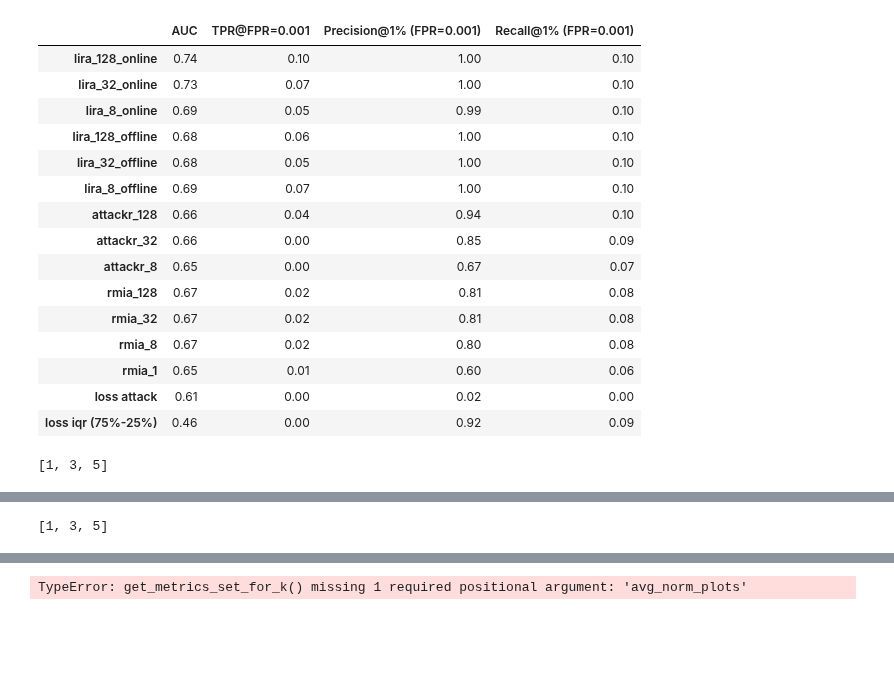
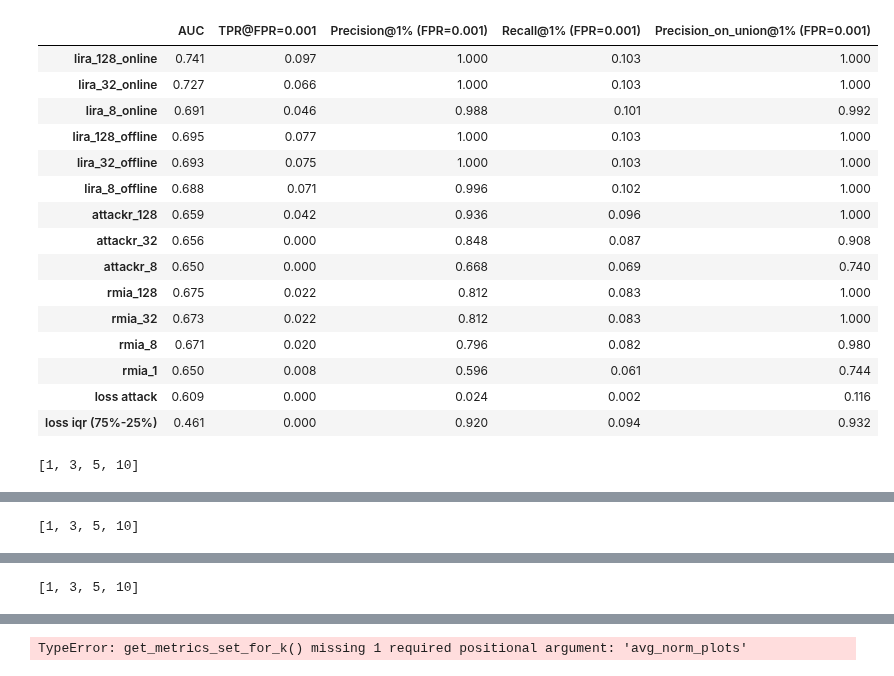
Before and after one commit to varshb/loss-traces-defenses, a Jupyter notebook: results/plots.ipynb, the cells around one changed output, grey strips where cells are left out. Cells and saved outputs as stored; diff of their text form; code cells hidden in the pictures; blank space fills up the shorter version.

```diff
--- a/results/plots.ipynb
+++ b/results/plots.ipynb
@@ -11,6 +12,7 @@ import numpy as np
 plt.style.use('plot_style.mplstyle')
 # %%
 target_col = "lira_score"
+
 base_col = "avg_norm"
 levels = [0.1]
 
@@ -18,14 +20,13 @@ def get_metrics_set_for_k(plots, k, levels, avg_norm_plots, base_col="avg_norm",
     # avg_norm_plots = [x[0] for x in plots]
     plot_metrics = []
     for plot in plots:
-        print(plot)
         metrics_list = []
-        for metric in ["auc", "overall_tpr", "precision", "recall"]:
+        # for metric in ["auc", "overall_tpr", "precision", "recall"]:
+        for metric in ["auc", "overall_tpr", "precision", "recall","precision_on_union"]:
             # if target_col != base_col:
             f = plot[1]
             if f is not None:
                 base_col = "avg_norm"
-                # f = plot[1]
             else:
                 base_col = plot[0]
             metrics_list.append(get_dual_average(dual_count, exp_id, target_col, base_col, levels, f, k, metric))
@@ -146,10 +178,12 @@ def get_dual_score(df, target_col, base_col, levels, k=1, metric="precision"):
         metric_func = accuracy_at_k
     elif metric == "recall":
         metric_func = recall_at_k
+    elif metric == "precision_on_union":
+        metric_func = precision_on_union
 
     metrics = [metric_func(df, k, members, top_score, level, target_col, random_guessing) for level in levels]
     # print(metrics)
-    if metric == "precision":
+    if metric == "precision" or metric == "precision_on_union":
         return [x[0] for x in metrics]
     if metric == "n_points":
         return [x[:1] for x in metrics]
@@ -170,6 +204,8 @@ def get_dual_average(dual_count, exp_id, target_col, base_col,levels, f=None, k=
                              # + "_checkpoint_before_100", f'dual_track_both_{d}')
         df['attackr_score'] = get_attackr_scores(exp_id + tag)
         df['rmia_score'] = get_rmia_scores(exp_id + tag)
+        df['loss attack'] = -get_trace_reduction(exp_id, first=-1)
+        df["lt_iqr"] =  get_trace_reduction(exp_id, reduction="iqr")
         # df['avg_norm'] = f(exp_id, f'dual_track_both_{d}')    # FROM SRC MODEL
 
 
@@ -179,7 +215,7 @@ def get_dual_average(dual_count, exp_id, target_col, base_col,levels, f=None, k=
             df['norm_bin'] = create_bins(df)
             base_col = "avg_norm"
 
-        duals.append([round(x, 2) for x in get_dual_score(df,target_col,base_col,levels, k, metric)])
+        duals.append([round(x, 3) for x in get_dual_score(df,target_col,base_col,levels, k, metric)])
     return einops.reduce(np.array(duals), "duals fprs -> fprs", reduction="mean")
 # %%
 def get_tpr_fpr_attack_comparison(dual_count, exp_id, k, levels,metric="precision"):
@@ -460,18 +515,15 @@ def make_metrics_table(k_metrics, ks, avg_norm_plots):
         print(ks)
         plot_df = k_metrics[idx]
         plot_df = pd.DataFrame(np.array(plot_df)[:,:,0])
-        plot_df.columns = [f"AUC", f"TPR@FPR={levels[0]}", f"Precision@{i}% (FPR={levels[0]})", f"Recall@{i}% (FPR={levels[0]})"]
+        plot_df.columns = [f"AUC", f"TPR@FPR={levels[0]}", f"Precision@{i}% (FPR={levels[0]})", f"Recall@{i}% (FPR={levels[0]})",f"Precision_on_union@{i}% (FPR={levels[0]})"]
+        # plot_df.columns = [f"Precision_on_union@{i}% (FPR={levels[0]})", f"Precision@{i}% (FPR={levels[0]})"]
         # display(plot_df)
 
         plot_df.index = avg_norm_plots
         base_col = plots[0][0]
         target_col = "lira_score"
         f = None
-        # mean_overall_tprs = get_dual_average(dual_count, exp_id, target_col, base_col, levels, f, k_val, "overall_tpr")
-        # n_tp = get_dual_average(dual_count, exp_id, "lira_scores", "avg_norm", k_val, None, [k_val], "n_points")
 
-        # print(f"RESULTS FOR k={k_val}%. Overall TPR@FPR={levels[0]} for LiRA = {mean_overall_tprs[0]:.2f}")
-        # print(f"Loss trace predicts {n_tp[0]} points to be vulnerable, ground truth is {n_tp[1]:.0f} vulnerable points")
         display(plot_df)
     # return k_metrics
 
@@ -501,5 +543,5 @@ ValueError: Input contains NaN.
 # %%
-ks =  [1, 3, 5]
+ks =  [1, 3, 5, 10]
 levels = [0.001]
 
 def get_attack_nshadows(exp_id, tag):
@@ -513,7 +555,7 @@ plots = [
             ('lira_128_online', lambda exp_id, t_id: get_lira_scores(exp_id, "target", return_full_df=False)),
             ('lira_32_online', lambda exp_id, t_id: get_lira_scores(exp_id, "target_32", return_full_df=False)),
             ('lira_8_online', lambda exp_id, t_id: get_lira_scores(exp_id, "target_8", return_full_df=False)),
-            ('lira_128_offline', lambda exp_id, t_id: get_lira_scores(exp_id, "target_offline", return_full_df=False)),
+            ('lira_128_offline', lambda exp_id, t_id: get_lira_scores(exp_id, "target_offline_128", return_full_df=False)),
             ('lira_32_offline', lambda exp_id, t_id: get_lira_scores(exp_id, "target_offline_32", return_full_df=False)),
             ('lira_8_offline', lambda exp_id, t_id: get_lira_scores(exp_id, "target_offline_8", return_full_df=False)),
             ('attackr_128', lambda exp_id, t_id: get_attackr_scores(exp_id, "target", return_full_df=False)),
@@ -536,7 +578,7 @@ plots = [
 avg_norm_plots =  [x[0] for x in plots]
 
 k_metrics = [get_metrics_set_for_k(plots , k, levels, avg_norm_plots) for k in ks]
-np.save(f"k_metrics_table_attacks_{exp_id}.npy", np.array(k_metrics))
-k_metrics = np.load(f'k_metrics_table_attacks_{exp_id}.npy')
+np.save(f"k_metrics_table_attacks_{exp_id}_t.npy", np.array(k_metrics))
+k_metrics = np.load(f'k_metrics_table_attacks_{exp_id}_t.npy')
 make_metrics_table(k_metrics, ks, avg_norm_plots)
 # %% [output]
@@ -560,17 +602,17 @@ make_metrics_table(k_metrics, ks, avg_norm_plots)
-|  | AUC | TPR@FPR=0.001 | Precision@1% (FPR=0.001) | Recall@1% (FPR=0.001) |
-| lira_128_online | 0.74 | 0.10 | 1.00 | 0.10 |
-| lira_32_online | 0.73 | 0.07 | 1.00 | 0.10 |
-| lira_8_online | 0.69 | 0.05 | 0.99 | 0.10 |
-| lira_128_offline | 0.68 | 0.06 | 1.00 | 0.10 |
-| lira_32_offline | 0.68 | 0.05 | 1.00 | 0.10 |
-| lira_8_offline | 0.69 | 0.07 | 1.00 | 0.10 |
-| attackr_128 | 0.66 | 0.04 | 0.94 | 0.10 |
-| attackr_32 | 0.66 | 0.00 | 0.85 | 0.09 |
-| attackr_8 | 0.65 | 0.00 | 0.67 | 0.07 |
-| rmia_128 | 0.67 | 0.02 | 0.81 | 0.08 |
-| rmia_32 | 0.67 | 0.02 | 0.81 | 0.08 |
-| rmia_8 | 0.67 | 0.02 | 0.80 | 0.08 |
-| rmia_1 | 0.65 | 0.01 | 0.60 | 0.06 |
-| loss attack | 0.61 | 0.00 | 0.02 | 0.00 |
-| loss iqr (75%-25%) | 0.46 | 0.00 | 0.92 | 0.09 |
+|  | AUC | TPR@FPR=0.001 | Precision@1% (FPR=0.001) | Recall@1% (FPR=0.001) | Precision_on_union@1% (FPR=0.001) |
+| lira_128_online | 0.741 | 0.097 | 1.000 | 0.103 | 1.000 |
+| lira_32_online | 0.727 | 0.066 | 1.000 | 0.103 | 1.000 |
+| lira_8_online | 0.691 | 0.046 | 0.988 | 0.101 | 0.992 |
+| lira_128_offline | 0.695 | 0.077 | 1.000 | 0.103 | 1.000 |
+| lira_32_offline | 0.693 | 0.075 | 1.000 | 0.103 | 1.000 |
+| lira_8_offline | 0.688 | 0.071 | 0.996 | 0.102 | 1.000 |
+| attackr_128 | 0.659 | 0.042 | 0.936 | 0.096 | 1.000 |
+| attackr_32 | 0.656 | 0.000 | 0.848 | 0.087 | 0.908 |
+| attackr_8 | 0.650 | 0.000 | 0.668 | 0.069 | 0.740 |
+| rmia_128 | 0.675 | 0.022 | 0.812 | 0.083 | 1.000 |
+| rmia_32 | 0.673 | 0.022 | 0.812 | 0.083 | 1.000 |
+| rmia_8 | 0.671 | 0.020 | 0.796 | 0.082 | 0.980 |
+| rmia_1 | 0.650 | 0.008 | 0.596 | 0.061 | 0.744 |
+| loss attack | 0.609 | 0.000 | 0.024 | 0.002 | 0.116 |
+| loss iqr (75%-25%) | 0.461 | 0.000 | 0.920 | 0.094 | 0.932 |
-[1, 3, 5]
+[1, 3, 5, 10]
@@ -593 +635 @@ make_metrics_table(k_metrics, ks, avg_norm_plots)
-[1, 3, 5]
+[1, 3, 5, 10]
@@ -609,0 +652 @@ make_metrics_table(k_metrics, ks, avg_norm_plots)
+[1, 3, 5, 10]
```
Also changed, not shown: parts of 19 cells of this notebook, 3 other files.
